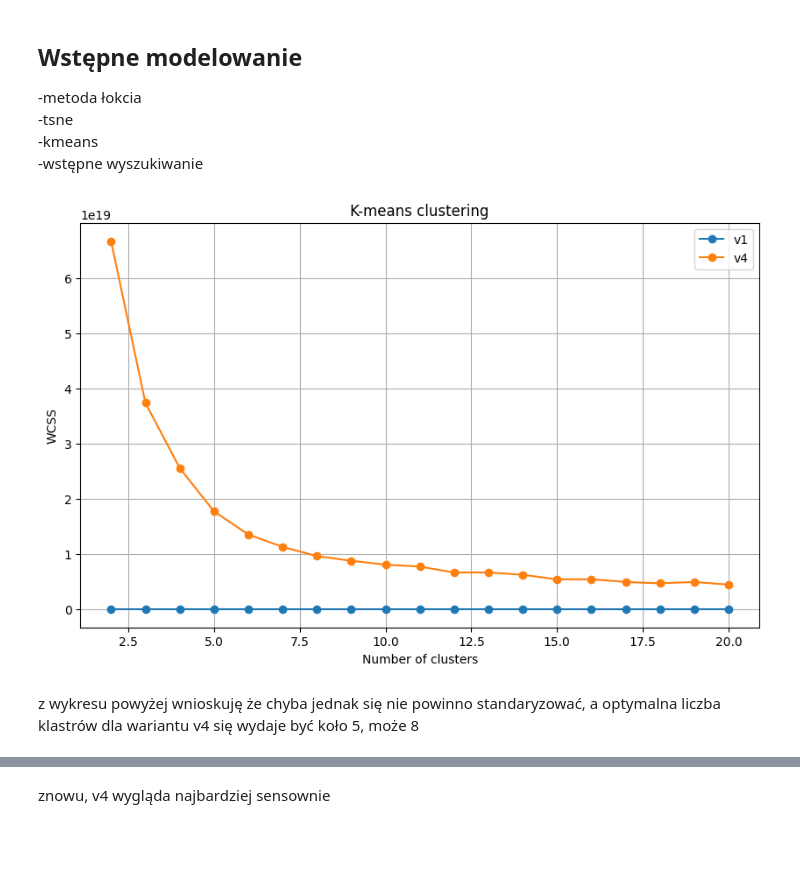
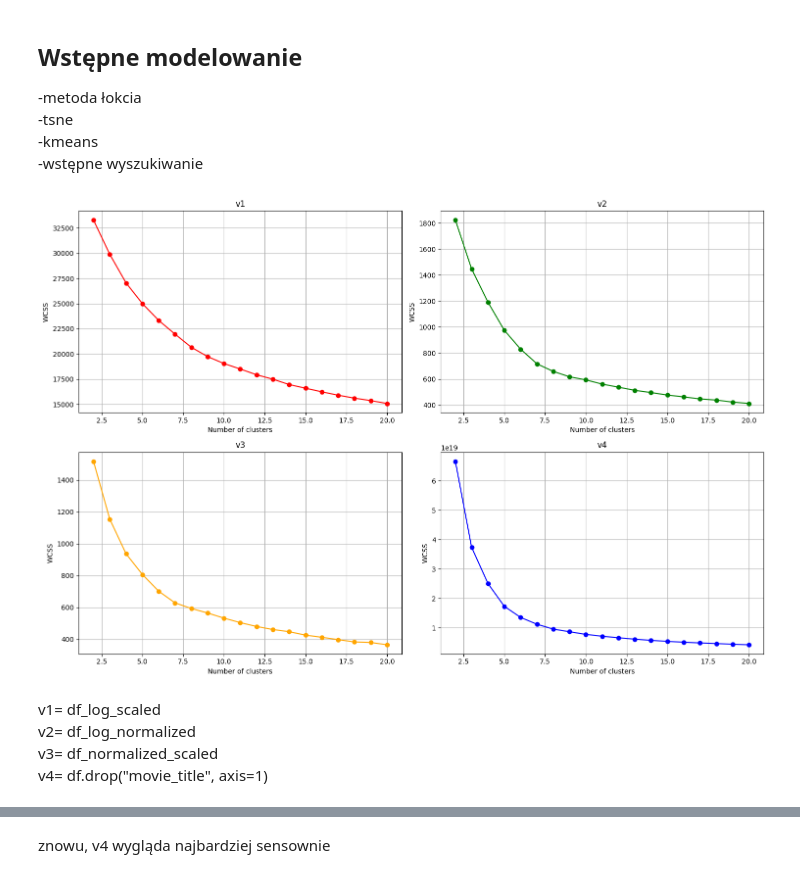
Before and after one commit to kaminskaz/PROJEKT2_ML_klasteryzacja, a Jupyter notebook: KM2/KM2_final .ipynb, the cells around one changed output, grey strips where cells are left out. Saved outputs shown, nothing was run; the diff lists cells and outputs as text; code cells hidden in the pictures; blank space fills up the shorter version.

Commit message:
final update łokcia i html

```diff
--- a/KM2/KM2_final .ipynb
+++ b/KM2/KM2_final .ipynb
@@ -482,48 +482,69 @@ print(cluster_df)
 # %%
 #ignore warnings
 import warnings
 warnings.filterwarnings('ignore')
 
-#może warto sprawdzić dla tych wersji, idk
 v1= df_log_scaled
 v2= df_log_normalized
 v3= df_normalized_scaled
 v4= df.drop("movie_title", axis=1)
 
-#jednak zamiast tych wersji można spróbować innych z różnymi kolumnami, np. bez gatunków, bez reżysera, bez roku produkcji, bez budżetów itp.
-
-#metoda łokcia
+import matplotlib.pyplot as plt
 from sklearn.cluster import KMeans
-from sklearn import metrics
 
 def calculate_wcss(data):
     wcss = []
     for n in range(2, 21):
         kmeans = KMeans(n_clusters=n)
         kmeans.fit(X=data)
         wcss.append(kmeans.inertia_)
     return wcss
 
+# Assuming v1, v2, v3, and v4 are your datasets
 wcss_v1 = calculate_wcss(v1)
-#wcss_v2 = calculate_wcss(v2) - na wykresie ten sam wynik co v1
-#wcss_v3 = calculate_wcss(v3) - na wykresie ten sam wynik co v1
+wcss_v2 = calculate_wcss(v2)
+wcss_v3 = calculate_wcss(v3)
 wcss_v4 = calculate_wcss(v4)
 
-plt.figure(figsize=(10, 6))
-plt.plot(range(2, 21), wcss_v1, marker='o', label='v1')
-#plt.plot(range(2, 21), wcss_v2, marker='o', label='v2')
-#plt.plot(range(2, 21), wcss_v3, marker='o', label='v3')
-plt.plot(range(2, 21), wcss_v4, marker='o', label='v4')
-plt.xlabel('Number of clusters')
-plt.ylabel('WCSS')
-plt.title('K-means clustering')
-plt.legend()
-plt.grid()
+fig, axs = plt.subplots(2, 2, figsize=(15, 10))
+
+# Plot for v1
+axs[0, 0].plot(range(2, 21), wcss_v1, marker='o', color='r')
+axs[0, 0].set_title('v1')
+axs[0, 0].set_xlabel('Number of clusters')
+axs[0, 0].set_ylabel('WCSS')
+axs[0, 0].grid()
+
+# Plot for v2
+axs[0, 1].plot(range(2, 21), wcss_v2, marker='o', color='g')
+axs[0, 1].set_title('v2')
+axs[0, 1].set_xlabel('Number of clusters')
+axs[0, 1].set_ylabel('WCSS')
+axs[0, 1].grid()
+
+# Plot for v3
+axs[1, 0].plot(range(2, 21), wcss_v3, marker='o', color = 'orange')
+axs[1, 0].set_title('v3')
+axs[1, 0].set_xlabel('Number of clusters')
+axs[1, 0].set_ylabel('WCSS')
+axs[1, 0].grid()
+
+# Plot for v4
+axs[1, 1].plot(range(2, 21), wcss_v4, marker='o', color = 'b')
+axs[1, 1].set_title('v4')
+axs[1, 1].set_xlabel('Number of clusters')
+axs[1, 1].set_ylabel('WCSS')
+axs[1, 1].grid()
+
+plt.tight_layout()
 plt.show()
 # %% [output]
-[figure, old version]
+[figure, new version]
-# %% [markdown]
-z wykresu powyżej wnioskuję że chyba jednak się nie powinno standaryzować, a optymalna liczba klastrów dla wariantu v4 się wydaje być koło 5, może 8
+# %% [markdown]
+v1= df_log_scaled
+v2= df_log_normalized
+v3= df_normalized_scaled
+v4= df.drop("movie_title", axis=1)
 # %%
 #silhouette score
 from sklearn.metrics import silhouette_score
```
Also changed, not shown: parts of 11 cells of this notebook, 1 other file.
